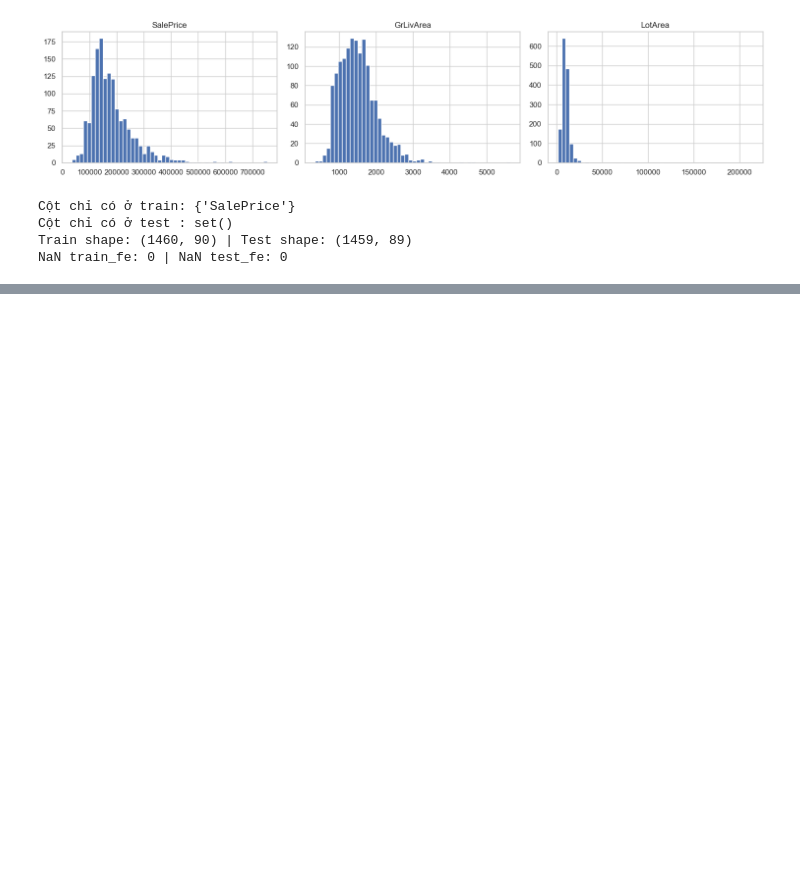
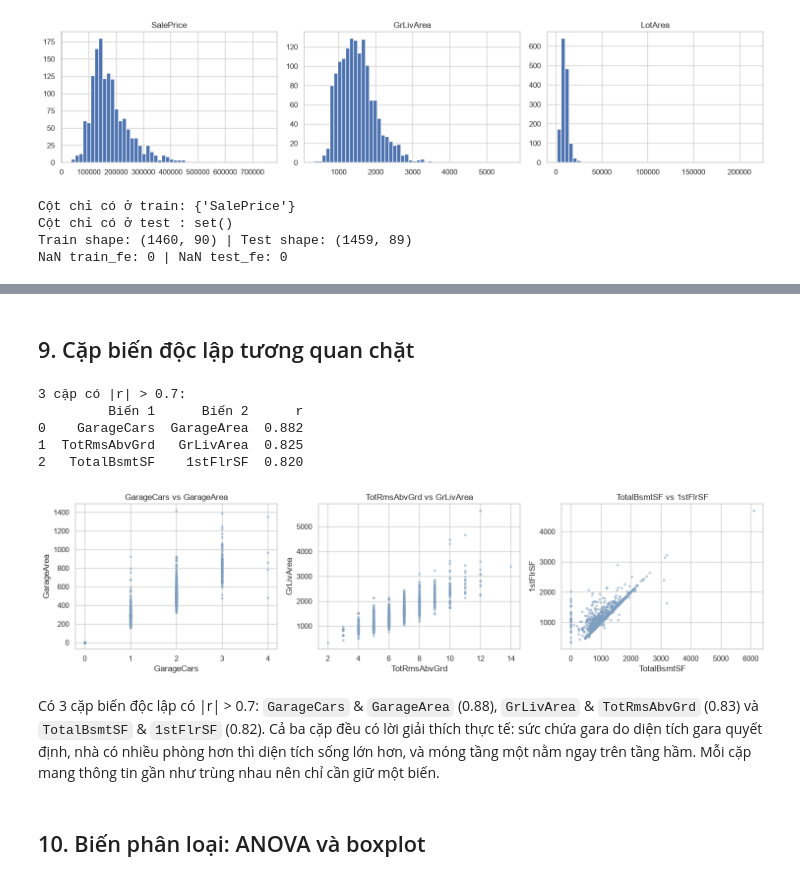
Before and after one commit to thaitran14072006/Machine-learning, a Jupyter notebook: Lab03/Multivariate_Multicollinearity.ipynb, the cells around one changed output, grey strips where cells are left out. Saved outputs shown, nothing was run; the diff lists cells and outputs as text; code cells hidden in the pictures; blank space fills up the shorter version.

```diff
--- a/Lab03/Multivariate_Multicollinearity.ipynb
+++ b/Lab03/Multivariate_Multicollinearity.ipynb
@@ -1077,0 +383,31 @@ plt.tight_layout(); plt.show()
+# %% [markdown]
+## 9. Cặp biến độc lập tương quan chặt
+# %%
+corr_feat = train[feat_cols].corr()
+iu = np.triu_indices_from(corr_feat, k=1)
+pairs = pd.DataFrame({'Biến 1': corr_feat.columns[iu[0]],
+                      'Biến 2': corr_feat.columns[iu[1]],
+                      'r': corr_feat.values[iu]})
+strong_pairs = (pairs[pairs['r'].abs() > CORR_THRESHOLD]
+                .sort_values('r', key=abs, ascending=False).reset_index(drop=True))
+
+print(f'{len(strong_pairs)} cặp có |r| > {CORR_THRESHOLD}:')
+print(strong_pairs.round(3).to_string())
+# %% [output]
+3 cặp có |r| > 0.7:
+         Biến 1      Biến 2      r
+0    GarageCars  GarageArea  0.882
+1  TotRmsAbvGrd   GrLivArea  0.825
+2   TotalBsmtSF    1stFlrSF  0.820
+# %%
+fig, axes = plt.subplots(1, len(strong_pairs), figsize=(5 * len(strong_pairs), 4))
+for ax, (a, b) in zip(np.atleast_1d(axes), strong_pairs[['Biến 1', 'Biến 2']].values):
+    ax.scatter(train[a], train[b], s=8, alpha=0.4, color='#7f9fbf')
+    ax.set_xlabel(a); ax.set_ylabel(b); ax.set_title(f'{a} vs {b}')
+plt.tight_layout(); plt.show()
+# %% [output]
+[figure, added]
+# %% [markdown]
+Có 3 cặp biến độc lập có |r| > 0.7: `GarageCars` & `GarageArea` (0.88), `GrLivArea` & `TotRmsAbvGrd` (0.83) và `TotalBsmtSF` & `1stFlrSF` (0.82). Cả ba cặp đều có lời giải thích thực tế: sức chứa gara do diện tích gara quyết định, nhà có nhiều phòng hơn thì diện tích sống lớn hơn, và móng tầng một nằm ngay trên tầng hầm. Mỗi cặp mang thông tin gần như trùng nhau nên chỉ cần giữ một biến.
+# %% [markdown]
+## 10. Biến phân loại: ANOVA và boxplot
```
Also changed, not shown: parts of 85 cells of this notebook, 8 other files.
